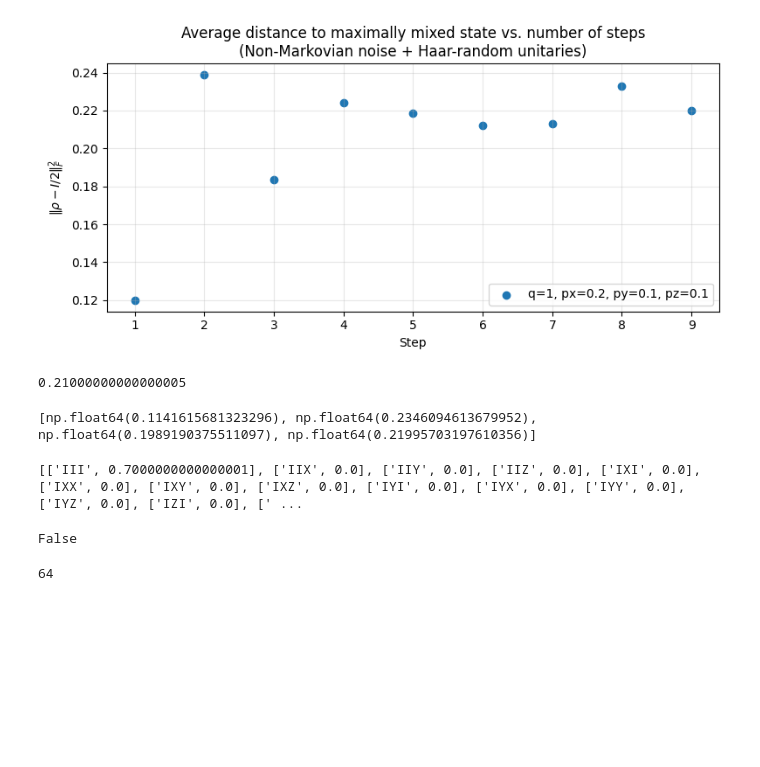
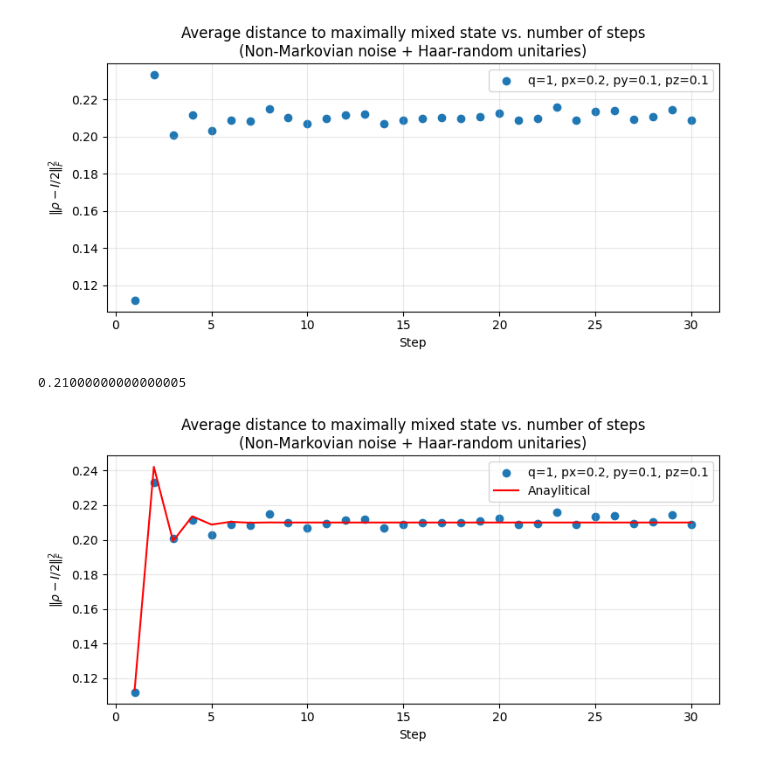
Before and after one commit to YommoY-official/MPQMasters, a Jupyter notebook: non_markovian_average_distance.ipynb, the cells around one changed output. Cells and saved outputs as stored; diff of their text form; code cells hidden in the pictures; blank space fills up the shorter version.

Commit message:
chnages to the graph

```diff
--- a/non_markovian_average_distance.ipynb
+++ b/non_markovian_average_distance.ipynb
@@ -39,7 +39,10 @@ def create_error_list(step, q, px, py, pz):
             prev = seq[-1]
             for next_e in range(4):
                 trans = q * (next_e == prev) + (1 - q) * base_probs[next_e]
-                new_paths.append((seq + [next_e], prob * trans))
+                if trans == 0.0:
+                    continue
+                else:
+                    new_paths.append((seq + [next_e], prob * trans))
         current_paths = new_paths
 
     return [[''.join(LABELS[e] for e in seq), prob] for seq, prob in current_paths]
@@ -102,53 +105,20 @@ def run_trajectory(n_steps, q, px, py, pz, rho0, sample_steps=1000):
     return total_exp_value_list
 # %%
 # --- Parameters ---
-n_steps     = 9     # number of steps to simulate
-n_samples   = 50      # number of trajectories to average over
+n_steps     = 30     # number of steps to simulate
+n_samples   = 1000      # number of trajectories to average over
 q           = 1     # probability of repeating the previous error
 px, py, pz  = 0.2, 0.1, 0.1   # individual Pauli error probabilities
 
 # Initial state: pure |0><0|
 rho0 = np.array([[1, 0], [0, 0]], dtype=complex)
 
 exp_value_list = run_trajectory(n_steps, q, px, py, pz, rho0, n_samples)
 
 steps = np.arange(1, n_steps + 1)
-
-# --- Plot ---
-fig, ax = plt.subplots(figsize=(8, 4))
-ax.scatter(steps, exp_value_list, label=f'q={q}, px={px}, py={py}, pz={pz}')
-ax.set_xlabel('Step')
-ax.set_ylabel(r'$\|\rho - I/2\|_F^2$')
-ax.set_title('Average distance to maximally mixed state vs. number of steps\n(Non-Markovian noise + Haar-random unitaries)')
-
-ax.legend()
-ax.grid(True, alpha=0.3)
-plt.tight_layout()
-plt.show()
 # %% [output]
-[figure, old version]
+[figure, new version]
 # %%
  print((px**2 + py**2 + pz**2 + (1-px-py-pz)**2) * 0.5)
 # %% [output]
 0.21000000000000005
-# %%
-print(exp_value_list)
-# %% [output]
-[np.float64(0.1141615681323296), np.float64(0.2346094613679952), np.float64(0.1989190375511097), np.float64(0.21995703197610356)]
-# %%
-print(create_error_list(3,1,0.1,0.1,0.1))
-# %% [output]
-[['III', 0.7000000000000001], ['IIX', 0.0], ['IIY', 0.0], ['IIZ', 0.0], ['IXI', 0.0], ['IXX', 0.0], ['IXY', 0.0], ['IXZ', 0.0], ['IYI', 0.0], ['IYX', 0.0], ['IYY', 0.0], ['IYZ', 0.0], ['IZI', 0.0], [' ...
-# %%
-ls = []
-
-for element in create_error_list(3,0.8,0.1,0.1,0.1):
-    ls.append(element[0])
-
-print(len(ls) != len(set(ls)))
-# %% [output]
-False
-# %%
-print(len(ls))
-# %% [output]
-64
@@ -154,0 +143,15 @@ print(len(ls))
+# %%
+# --- Plot ---
+fig, ax = plt.subplots(figsize=(8, 4))
+ax.scatter(steps, exp_value_list, label=f'q={q}, px={px}, py={py}, pz={pz}')
+ax.plot(steps, result, label = "Anaylitical", color = 'red')
+ax.set_xlabel('Step')
+ax.set_ylabel(r'$\|\rho - I/2\|_F^2$')
+ax.set_title('Average distance to maximally mixed state vs. number of steps\n(Non-Markovian noise + Haar-random unitaries)')
+
+ax.legend()
+ax.grid(True, alpha=0.3)
+plt.tight_layout()
+plt.show()
+# %% [output]
+[figure, added]
```
Also changed, not shown: parts of 1 cell of this notebook.
